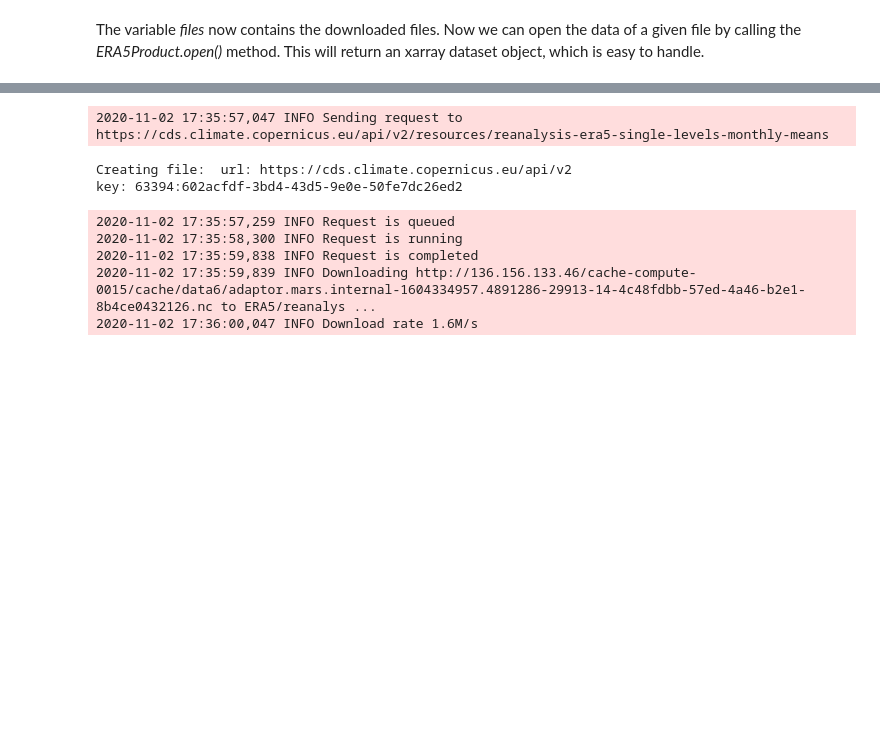
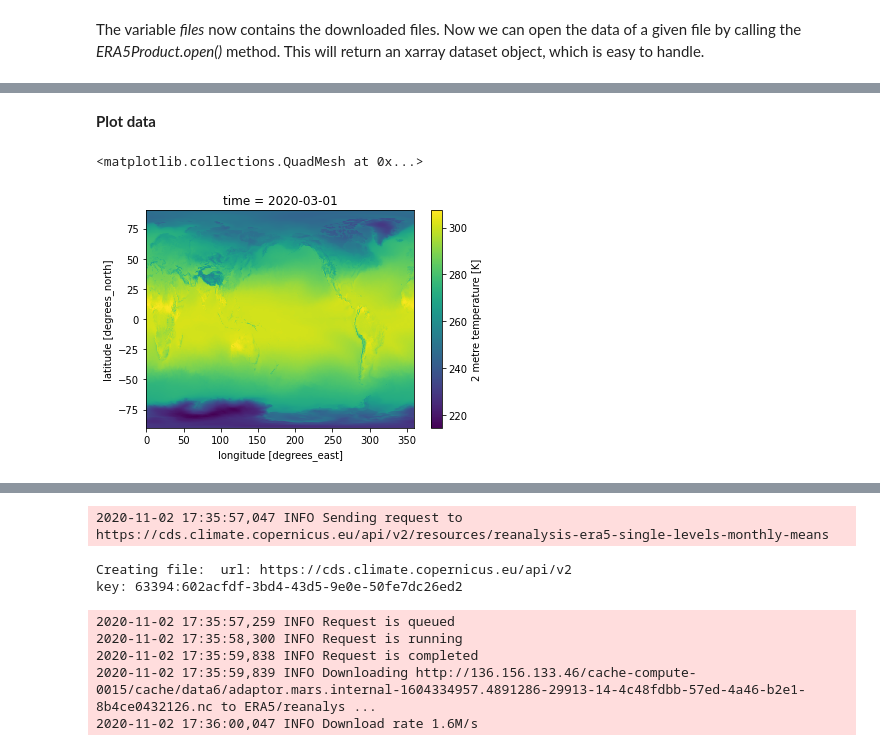
Before and after one commit to SEE-GEO/pansat, a Jupyter notebook: notebooks/products/era5.ipynb, the cells around one changed output, grey strips where cells are left out. Drawn from its saved outputs; the diff is of its cells as text; code cells hidden in the pictures; blank space fills up the shorter version.

```diff
--- a/notebooks/products/era5.ipynb
+++ b/notebooks/products/era5.ipynb
@@ -48 +47,9 @@ Attributes:
+# %% [markdown]
+**Plot data**
+# %%
+# using xarrays inbuild plot function
+temp_data.t2m[0].plot.pcolormesh()
+# %% [output]
+<matplotlib.collections.QuadMesh at 0x...>
+[figure, added]
 # %%
```
Also changed, not shown: parts of 9 cells of this notebook, 3 other files.
